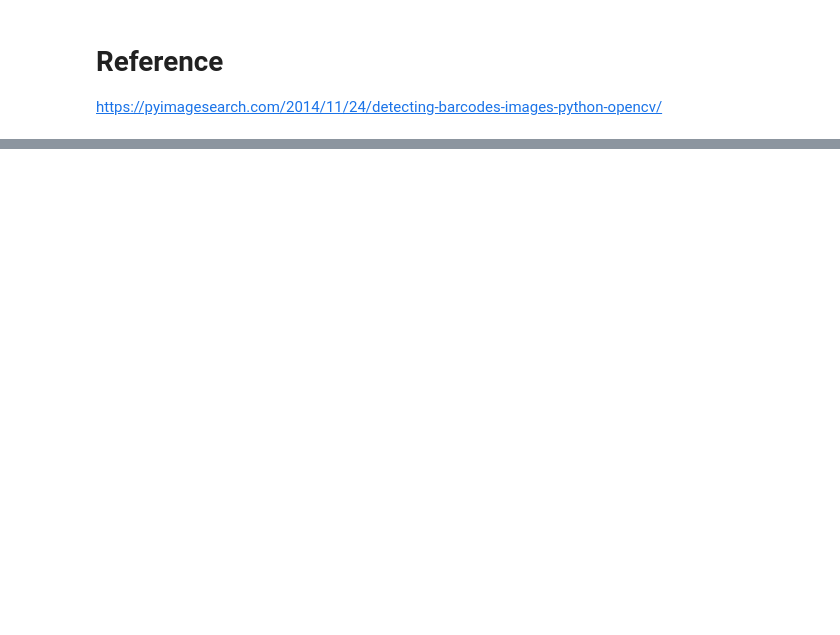
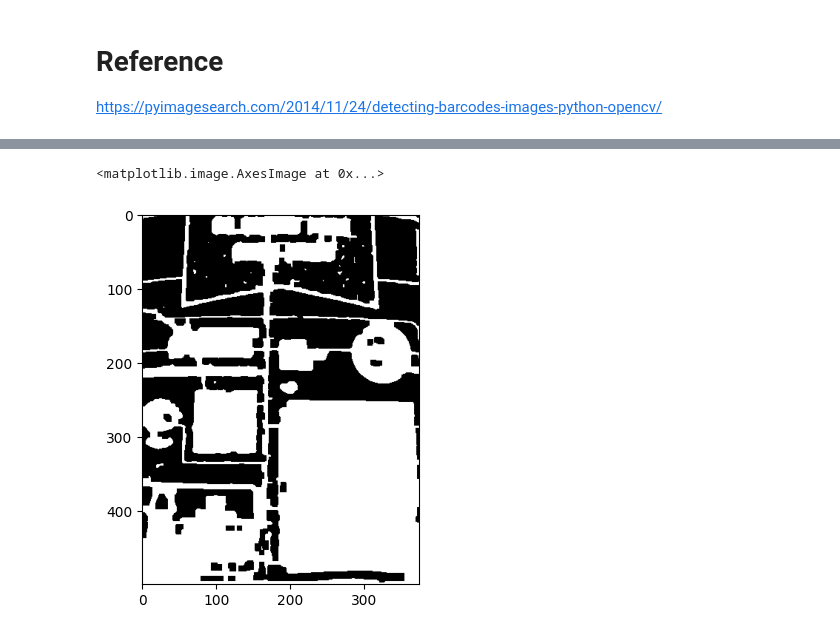
Before and after one commit to hugo004/ML-Practice, a Jupyter notebook: computer vision/barcode_detection.ipynb, the cells around one changed output, grey strips where cells are left out. Cells and saved outputs as stored; diff of their text form; code cells hidden in the pictures; blank space fills up the shorter version.

```diff
--- a/computer vision/barcode_detection.ipynb
+++ b/computer vision/barcode_detection.ipynb
@@ -53,0 +54,8 @@ plt.imshow(np.hstack([
+# %%
+kernel = cv2.getStructuringElement(cv2.MORPH_RECT, (7,7))
+closed = cv2.morphologyEx(thresh, cv2.MORPH_CLOSE, kernel)
+
+plt.imshow(closed, cmap=plt.cm.gray)
+# %% [output]
+<matplotlib.image.AxesImage at 0x...>
+[figure, added]
```
Also changed, not shown: parts of 4 cells of this notebook, 2 other files.
